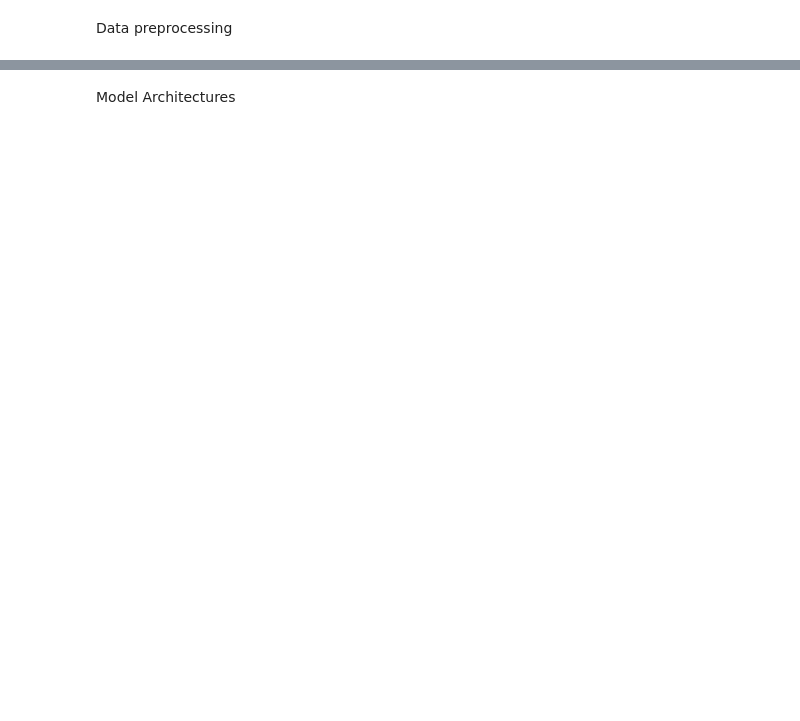
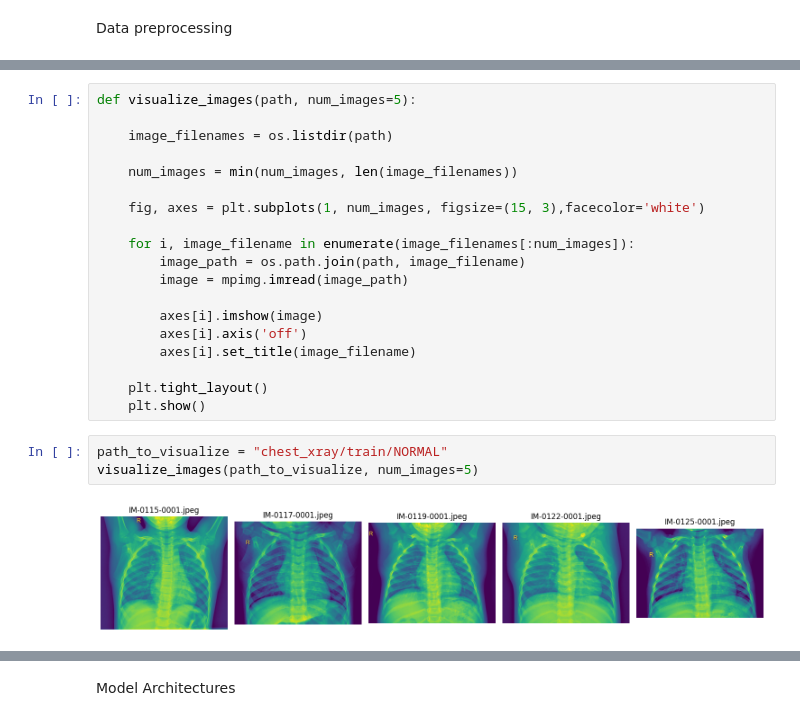
Before and after one commit to darius-f96/pneumonia-data-mining, a Jupyter notebook: pneumonia.ipynb, the cells around one changed output, grey strips where cells are left out. Saved outputs shown, nothing was run; the diff lists cells and outputs as text; blank space fills up the shorter version.

```diff
--- a/pneumonia.ipynb
+++ b/pneumonia.ipynb
@@ -109,0 +217,24 @@ def create_data_generators(data_dir='chest_xray', img_size=(224, 224), batch_siz
+# %%
+def visualize_images(path, num_images=5):
+
+    image_filenames = os.listdir(path)
+
+    num_images = min(num_images, len(image_filenames))
+
+    fig, axes = plt.subplots(1, num_images, figsize=(15, 3),facecolor='white')
+
+    for i, image_filename in enumerate(image_filenames[:num_images]):
+        image_path = os.path.join(path, image_filename)
+        image = mpimg.imread(image_path)
+
+        axes[i].imshow(image)
+        axes[i].axis('off')
+        axes[i].set_title(image_filename)
+
+    plt.tight_layout()
+    plt.show()
+# %%
+path_to_visualize = "chest_xray/train/NORMAL"
+visualize_images(path_to_visualize, num_images=5)
+# %% [output]
+[figure, added]
```
Also changed, not shown: parts of 23 cells of this notebook, 1 other file.
